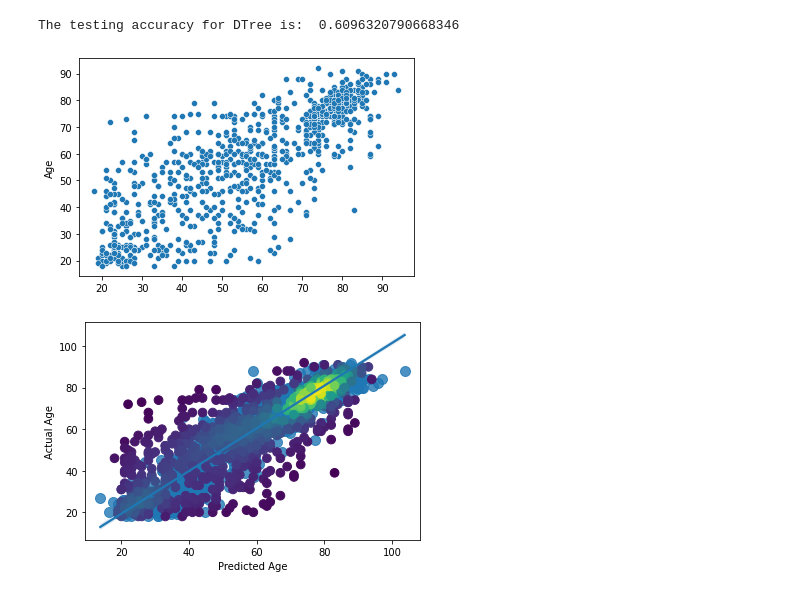
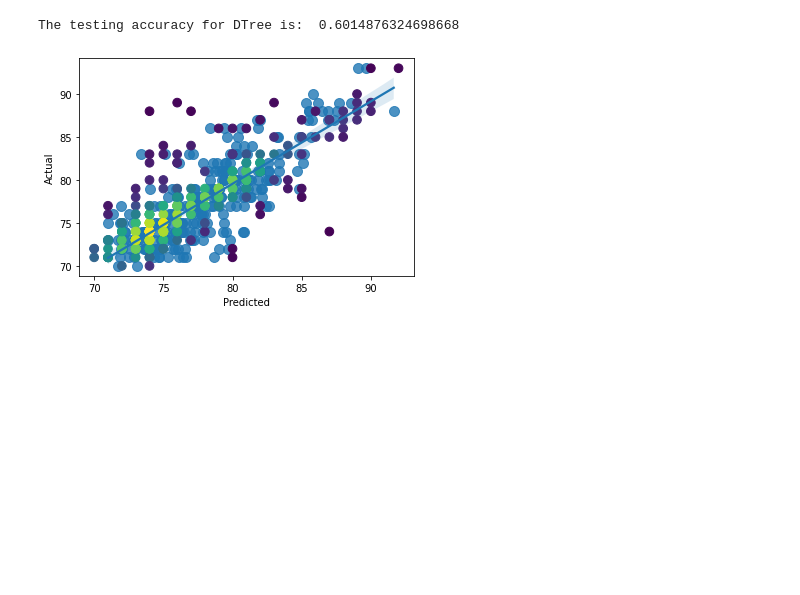
Before and after one commit to KatheerZM/BMEN415-Project, a Jupyter notebook: regressionmodel1.ipynb, the cells around one changed output. Drawn from its saved outputs; the diff is of its cells as text; code cells hidden in the pictures; blank space fills up the shorter version.

```diff
--- a/regressionmodel1.ipynb
+++ b/regressionmodel1.ipynb
@@ -21,3 +11,6 @@ Y = VolumetricData.Age.values
+# %%
+X = VolumetricData.iloc[0:1221,1:139]
+Y = VolumetricData.iloc[0:1221,139]
 # %%
 from sklearn import metrics
 from sklearn.model_selection import train_test_split
@@ -49,5 +30,9 @@ pca_VolumetricData['Age'] = VolumetricData['Age']
 # %%
-X_train, X_test, Y_train, Y_test = train_test_split(pca_VolumetricData[columns], pca_VolumetricData['Age'], test_size=0.2)
+X_train, X_test, Y_train, Y_test = train_test_split(X,Y,test_size=0.2)
+
+#scaler = StandardScaler()
+#X_train = scaler.fit_transform(X_train)
+#X_test= scaler.fit_transform(X_test)
 # %%
 #Linear Regression
 Linear_Regression = LinearRegression()
@@ -126,27 +106,26 @@ tree.plot_tree(DTree)
 # %%
 DTree = tree.DecisionTreeRegressor()
 DTree = DTree.fit(X_train, Y_train)
 DTree.predict(X_test)
 
 accuracy_DTree_test = r2_score(Y_test, DTree.predict(X_test))
 print("The testing accuracy for DTree is: ", accuracy_DTree_test)
 
 #plt.figure(figsize=(10,10))
 #sns.regplot(DTree.predict(X_test),Y_test, fit_reg=True, scatter_kws={"s": 100})
 
-sns.scatterplot(DTree.predict(X_test),Y_test)
+#sns.scatterplot(DTree.predict(X_test),Y_test)
 XY2 = np.vstack([DTree.predict(X_test),Y_test])
 z = gaussian_kde(XY2)(XY2)
 fig, ax = plt.subplots()
 
 sns.regplot(Linear_Regression.predict(X_test) ,Y_test, fit_reg=True, scatter_kws={"s": 100})
 ax.scatter(DTree.predict(X_test),Y_test, c=z, s=75)
-ax.set_xlabel('Predicted Age')
-ax.set_ylabel('Actual Age')
+ax.set_xlabel('Predicted')
+ax.set_ylabel('Actual')
 plt.show()
 # %% [output]
-The testing accuracy for DTree is:  0.6096320790668346
+The testing accuracy for DTree is:  0.6014876324698668
-[figure, old version]
+[figure, new version]
-[figure, removed]
 # %%
 # create ANN model
```
Also changed, not shown: parts of 8 cells of this notebook, 1 other file.
